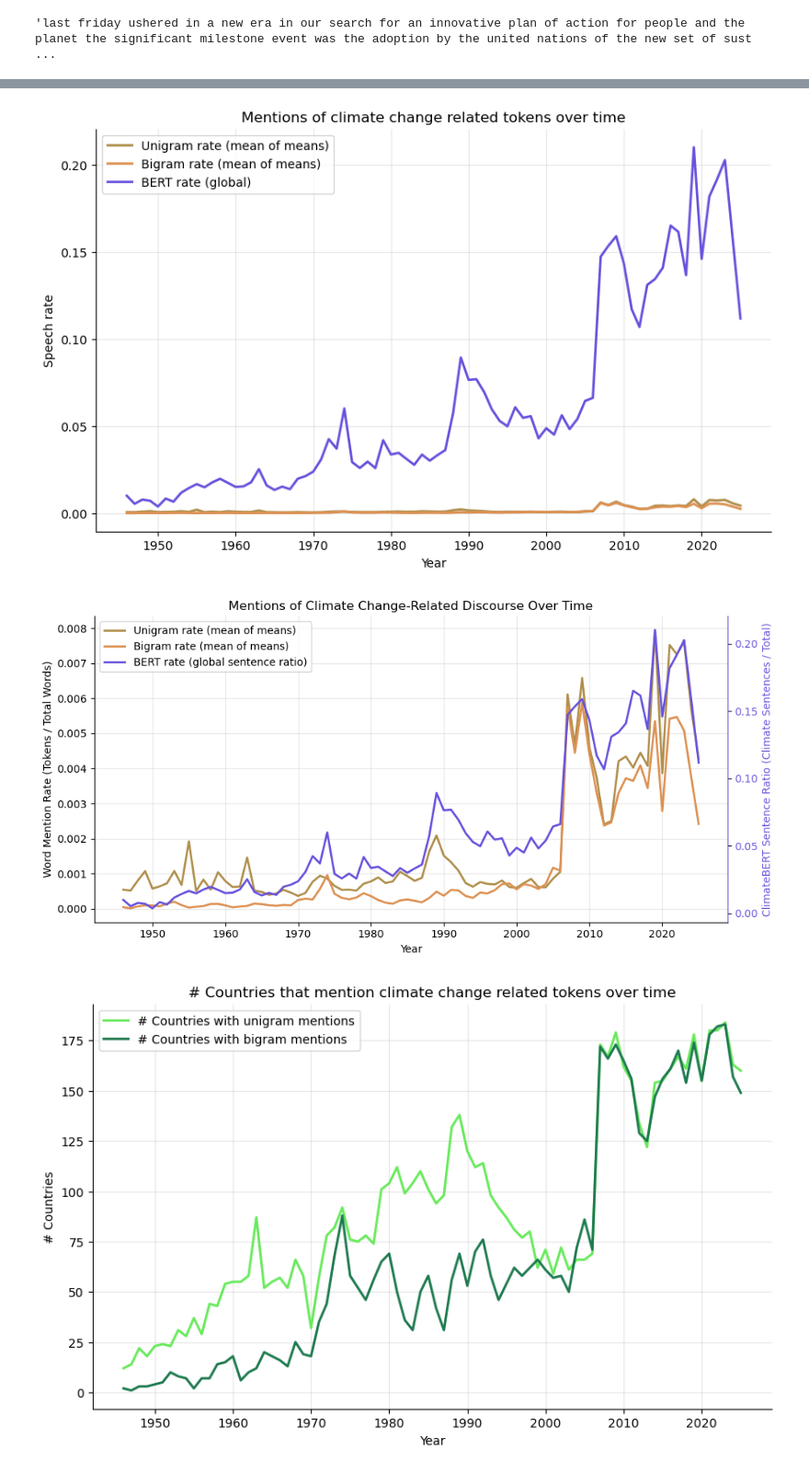
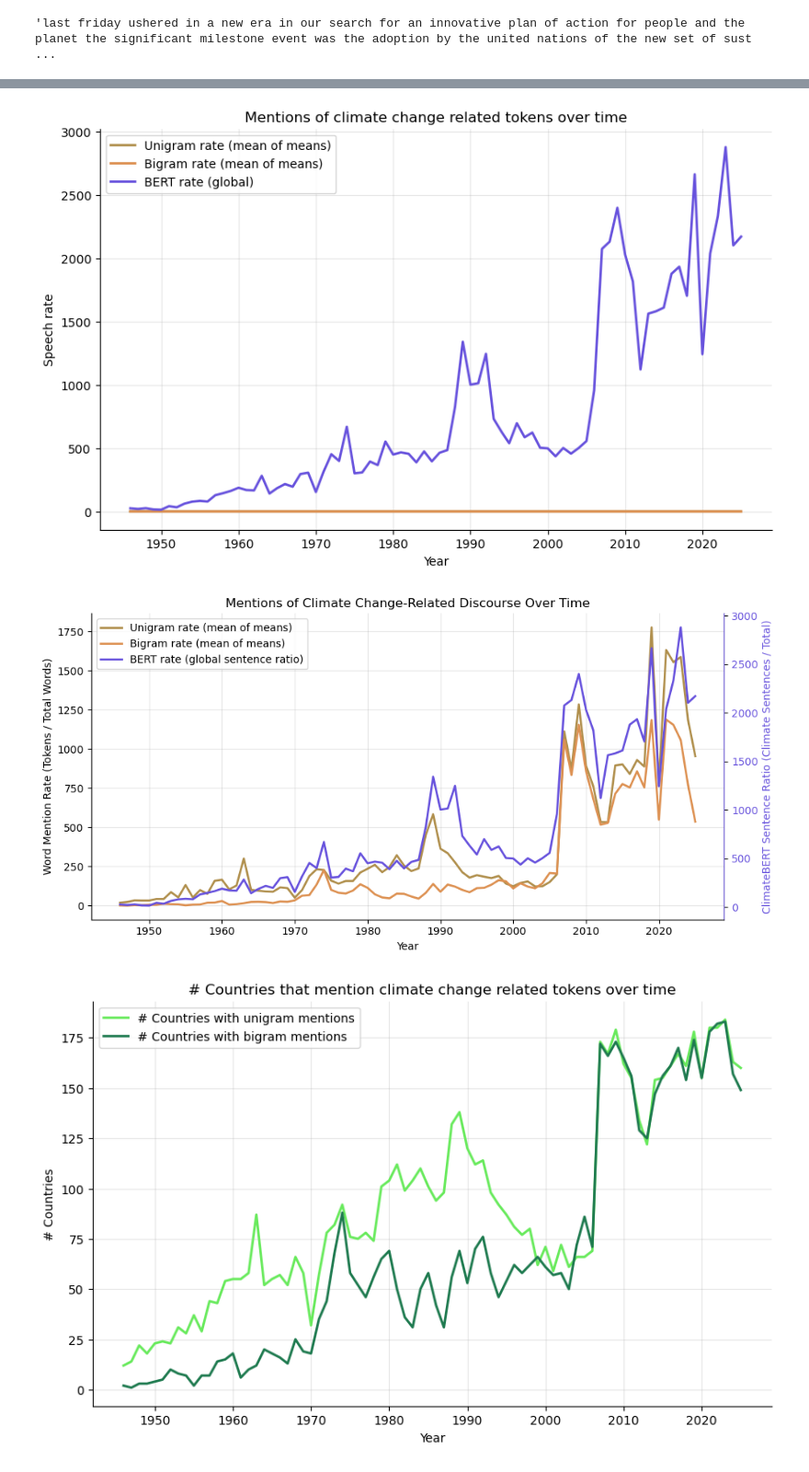
Before and after one commit to jacobgroot/FDS, a Jupyter notebook: exploratory_calixto.ipynb, the cells around one changed output, grey strips where cells are left out. Shown at 92% size. Cells and saved outputs as stored; diff of their text form; code cells hidden in the pictures.

Commit message:
data correct again...

```diff
--- a/exploratory_calixto.ipynb
+++ b/exploratory_calixto.ipynb
@@ -334,12 +319,6 @@ yearly_C = df_ngrams.groupby('year')[['has_unigram','has_bigram']].sum()
 # %%
 fig, ax = plt.subplots(figsize=(10, 6))
 
-
-
-df_input = pd.read_csv('data/input_model.csv').set_index(['year','country'])
-BERT = df_input["climate_sentence_ratio_BERT"]
-BERT = BERT.groupby(BERT.index.get_level_values('year')).mean()
-BERT = BERT
 
 ax.plot(yearly_A.index, yearly_A['unigram_rate']/1000,
         color="#B08F4C", linewidth=2, label='Unigram rate (mean of means)')
@@ -363,9 +342,15 @@ ax.spines['right'].set_visible(False)
 
 plt.show()
 # %% [output]
-[figure, old version]
+[figure, new version]
 # %%
 import matplotlib.pyplot as plt
+
+
+df_input = pd.read_csv('data/input_model.csv').set_index(['year','country'])
+BERT = df_input["climate_sentences_BERT"]
+BERT = BERT.groupby(BERT.index.get_level_values('year')).sum()
+BERT = BERT
 
 # 1. Initialize the figure and primary axis
 fig, ax = plt.subplots(figsize=(10, 5))
@@ -375,15 +360,15 @@ ax2 = ax.twinx()
 
 # 3. Left axis: Word-level keyword rates (Unigrams & Bigrams)
 line1 = ax.plot(
-    yearly_A.index,
-    yearly_A['unigram_rate'] / 1000,
+    yearly_B.index,
+    yearly_B['unigram_count'],
     color="#B08F4C",
     linewidth=2,
     label='Unigram rate (mean of means)',
 )
 line2 = ax.plot(
-    yearly_A.index,
-    yearly_A['bigram_rate'] / 1000,
+    yearly_B.index,
+    yearly_B['bigram_count'],
     color="#DD9152",
     linewidth=2,
     label='Bigram rate (mean of means)',
@@ -398,34 +383,34 @@ line3 = ax2.plot(
     label='BERT rate (global sentence ratio)',
 )
 
 # Axis labels & title
 ax.set_xlabel('Year')
 ax.set_ylabel('Word Mention Rate (Tokens / Total Words)')
 ax2.set_ylabel(
     'ClimateBERT Sentence Ratio (Climate Sentences / Total)',
     color="#6752DD",
 )
 ax.set_title('Mentions of Climate Change-Related Discourse Over Time')
 
 # Style right axis ticks & spines to match BERT's color
 ax2.tick_params(axis='y', labelcolor="#6752DD")
 ax2.spines['right'].set_color("#6752DD")
 ax.spines['top'].set_visible(False)
 ax2.spines['top'].set_visible(False)
 
 # Grid only on primary axis to avoid conflicting gridlines
 ax.grid(True, alpha=0.3)
 ax2.grid(False)
 
 # Combine lines and labels from both axes into a single legend
 lines = line1 + line2 + line3
 labels = [l.get_label() for l in lines]
 ax.legend(lines, labels, loc='upper left', frameon=True)
 
 plt.tight_layout()
 plt.show()
 # %% [output]
-[figure, old version]
+[figure, new version]
 # %%
 fig, ax = plt.subplots(figsize=(10, 6))
 
```
Also changed, not shown: parts of 6 cells of this notebook, 4 other files.
